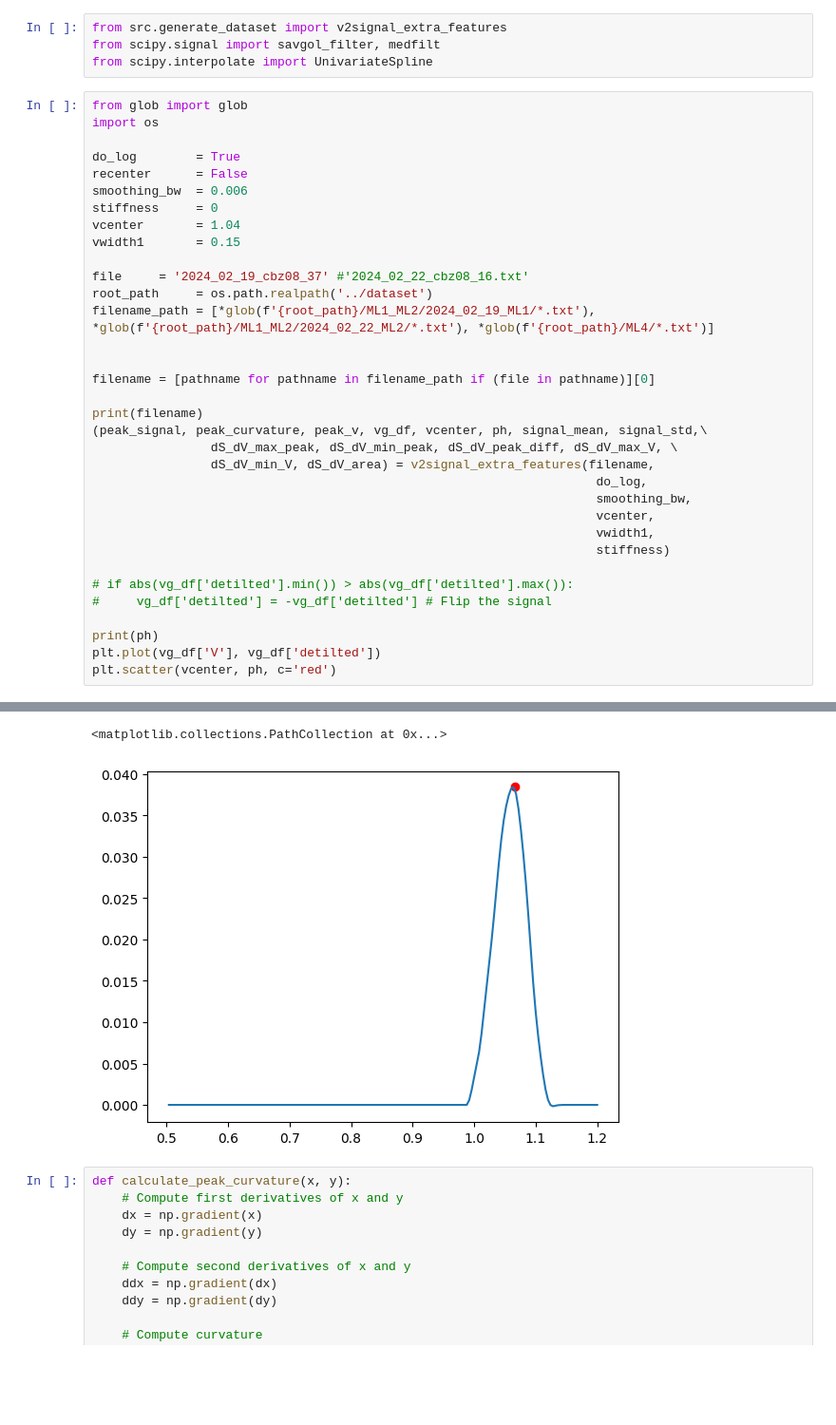
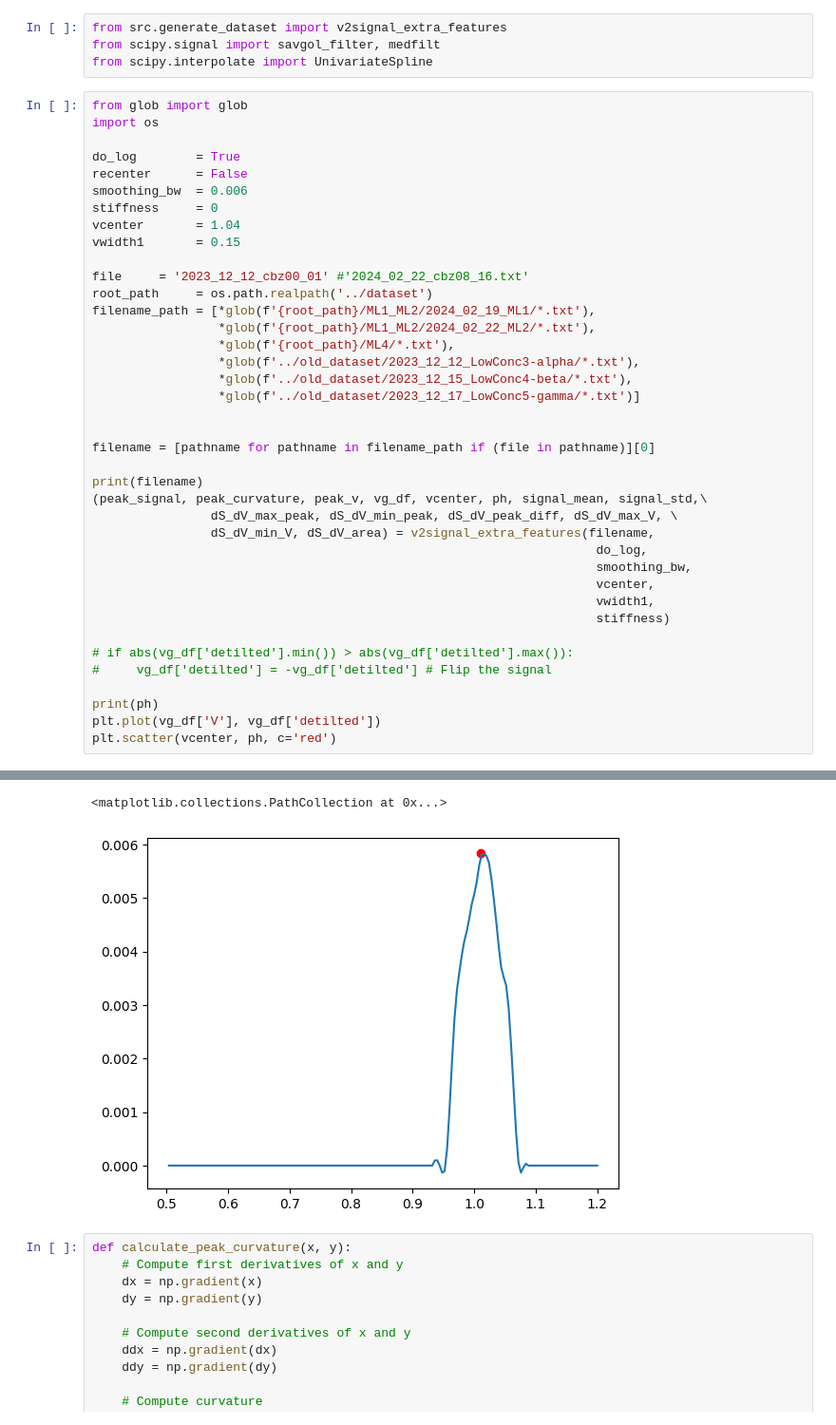
Before and after one commit to ramseylab/vgramreg, a Jupyter notebook: notebooks/Analyze_Detilted_signal.ipynb, the cells around one changed output, grey strips where cells are left out. Shown at 95% size. Drawn from its saved outputs; the diff is of its cells as text; blank space fills up the shorter version.

```diff
--- a/notebooks/Analyze_Detilted_signal.ipynb
+++ b/notebooks/Analyze_Detilted_signal.ipynb
@@ -149,9 +169,14 @@ stiffness     = 0
 vcenter       = 1.04
 vwidth1       = 0.15
 
-file     = '2024_02_19_cbz08_37' #'2024_02_22_cbz08_16.txt'
+file     = '2023_12_12_cbz00_01' #'2024_02_22_cbz08_16.txt'
 root_path     = os.path.realpath('../dataset')
-filename_path = [*glob(f'{root_path}/ML1_ML2/2024_02_19_ML1/*.txt'), *glob(f'{root_path}/ML1_ML2/2024_02_22_ML2/*.txt'), *glob(f'{root_path}/ML4/*.txt')]
+filename_path = [*glob(f'{root_path}/ML1_ML2/2024_02_19_ML1/*.txt'),
+                 *glob(f'{root_path}/ML1_ML2/2024_02_22_ML2/*.txt'),
+                 *glob(f'{root_path}/ML4/*.txt'),
+                 *glob(f'../old_dataset/2023_12_12_LowConc3-alpha/*.txt'),
+                 *glob(f'../old_dataset/2023_12_15_LowConc4-beta/*.txt'),
+                 *glob(f'../old_dataset/2023_12_17_LowConc5-gamma/*.txt')]
 
 
 filename = [pathname for pathname in filename_path if (file in pathname)][0]
@@ -179,5 +204,5 @@ Inside Fun 0.03843946864776848
 <matplotlib.collections.PathCollection at 0x...>
-[figure, old version]
+[figure, new version]
 # %%
 def calculate_peak_curvature(x, y):
     # Compute first derivatives of x and y
```
Also changed, not shown: parts of 6 cells of this notebook, 3 other files.
